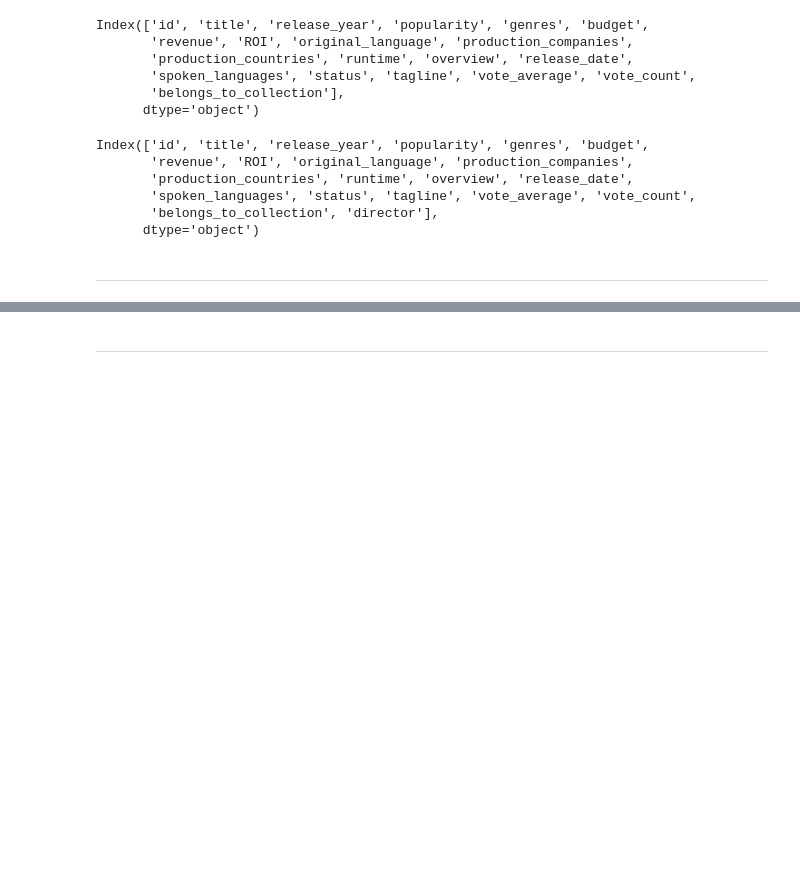
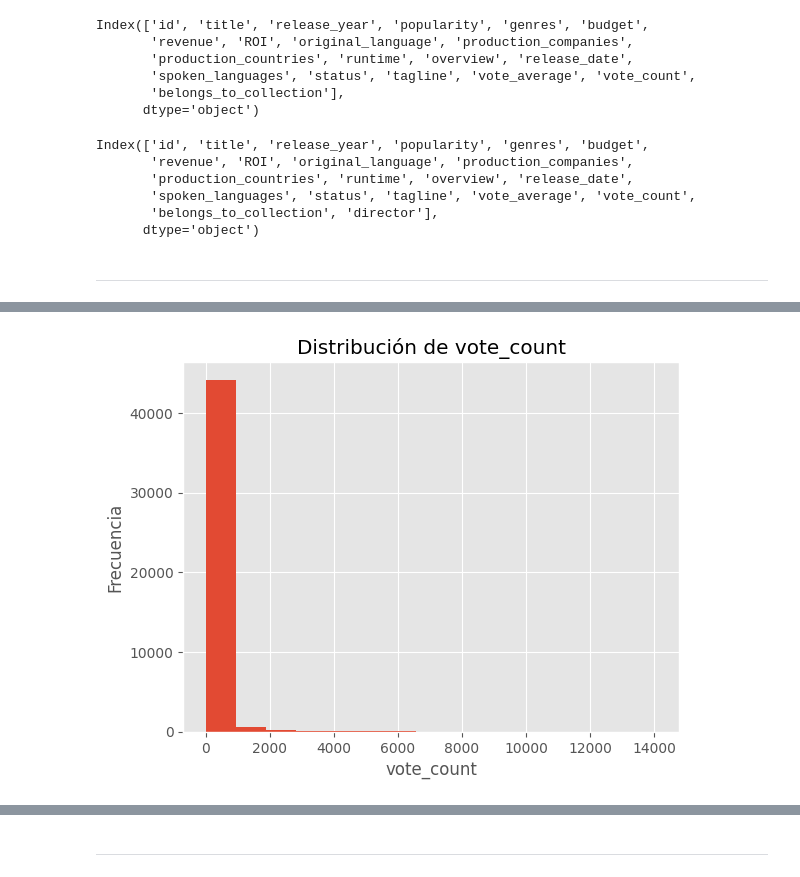
Before and after one commit to AlanTilca/PI_ML_OPS, a Jupyter notebook: ETL_EDA/dataset_movies.ipynb, the cells around one changed output, grey strips where cells are left out. Cells and saved outputs as stored; diff of their text form; code cells hidden in the pictures; blank space fills up the shorter version.

```diff
--- a/ETL_EDA/dataset_movies.ipynb
+++ b/ETL_EDA/dataset_movies.ipynb
@@ -432,0 +350,11 @@ dtype: object
+# %%
+plt.hist(df_vote['vote_count'], bins=15)
+plt.xlabel('vote_count')
+plt.ylabel('Frecuencia')
+plt.title('Distribución de vote_count')
+plt.show()
+
+# Podemos encontrar que la mayoria de la cantidad de votos de una pelicula se encuentra entre 0 y 1000
+# muy rara vez sobrepasan los 2000 y en casos muy extranos los 6000. Llegando hasta los 14mil con Inception.
+# %% [output]
+[figure, added]
```
Also changed, not shown: parts of 28 cells of this notebook, 2 other files.
